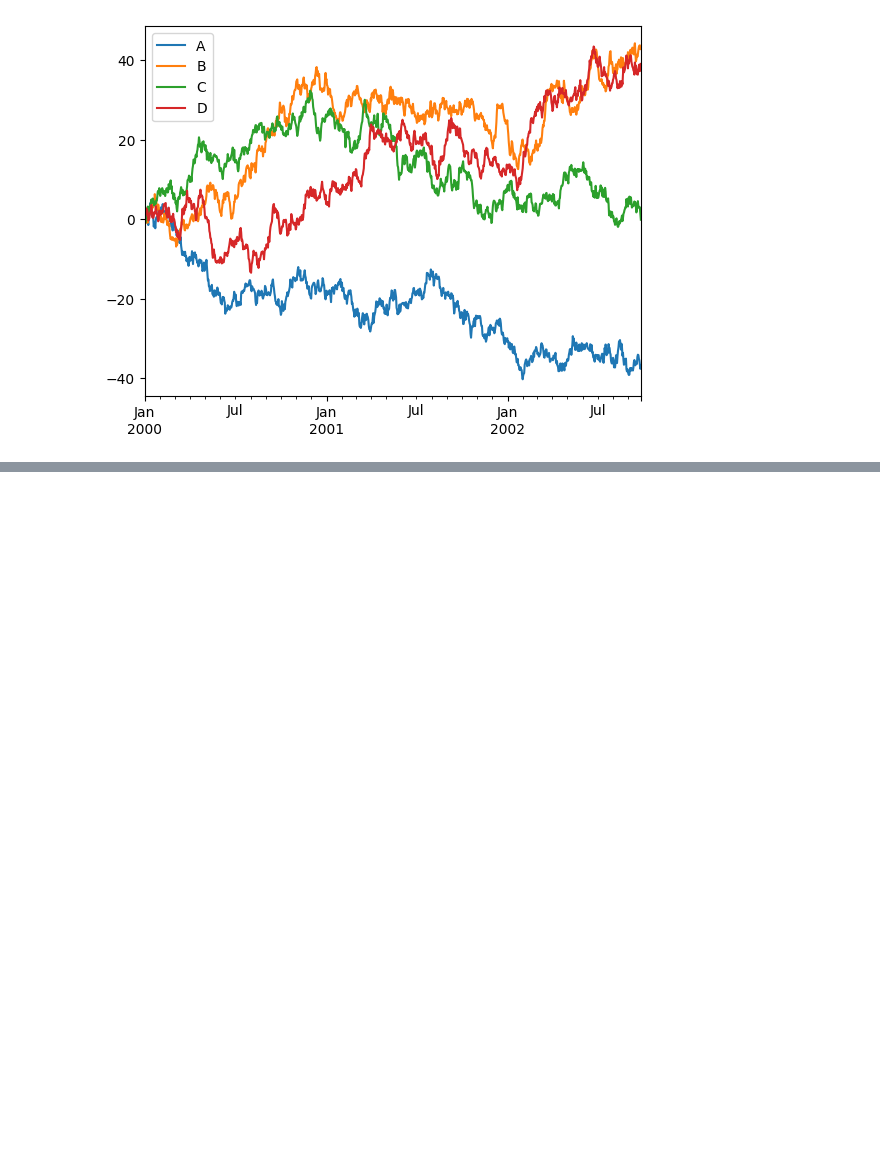
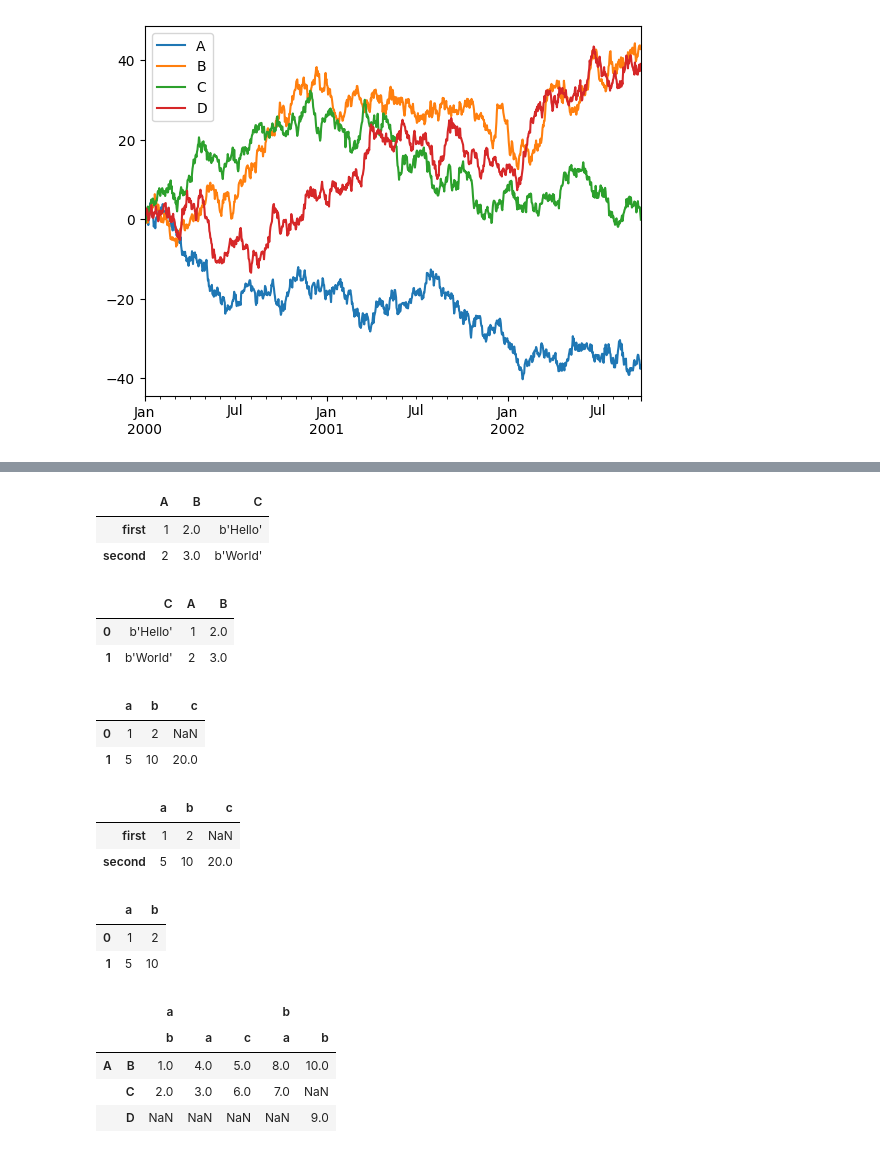
Before and after one commit to aditya-guj306/Mindbowser_Internship, a Jupyter notebook: practice.ipynb, the cells around one changed output, grey strips where cells are left out. Cells and saved outputs as stored; diff of their text form; code cells hidden in the pictures; blank space fills up the shorter version.

```diff
--- a/practice.ipynb
+++ b/practice.ipynb
@@ -786,0 +1000,47 @@ plt.legend(loc="best")
+# %%
+pd.DataFrame(data, index=["first", "second"])
+# %% [output]
+|  | A | B | C |
+| first | 1 | 2.0 | b'Hello' |
+| second | 2 | 3.0 | b'World' |
+# %%
+pd.DataFrame(data, columns=["C", "A", "B"])
+# %% [output]
+|  | C | A | B |
+| 0 | b'Hello' | 1 | 2.0 |
+| 1 | b'World' | 2 | 3.0 |
+# %%
+data2 = [{"a": 1, "b": 2}, {"a": 5, "b": 10, "c": 20}]
+pd.DataFrame(data2)
+# %% [output]
+|  | a | b | c |
+| 0 | 1 | 2 | NaN |
+| 1 | 5 | 10 | 20.0 |
+# %%
+pd.DataFrame(data2, index=["first", "second"])
+# %% [output]
+|  | a | b | c |
+| first | 1 | 2 | NaN |
+| second | 5 | 10 | 20.0 |
+# %%
+pd.DataFrame(data2, columns=["a", "b"])
+# %% [output]
+|  | a | b |
+| 0 | 1 | 2 |
+| 1 | 5 | 10 |
+# %%
+pd.DataFrame(
+    {
+        ("a", "b"): {("A", "B"): 1, ("A", "C"): 2},
+        ("a", "a"): {("A", "C"): 3, ("A", "B"): 4},
+        ("a", "c"): {("A", "B"): 5, ("A", "C"): 6},
+        ("b", "a"): {("A", "C"): 7, ("A", "B"): 8},
+        ("b", "b"): {("A", "D"): 9, ("A", "B"): 10},
+    }
+)
+# %% [output]
+|  |  | a |  |  | b |  |
+|  |  | b | a | c | a | b |
+| A | B | 1.0 | 4.0 | 5.0 | 8.0 | 10.0 |
+|  | C | 2.0 | 3.0 | 6.0 | 7.0 | NaN |
+|  | D | NaN | NaN | NaN | NaN | 9.0 |
```
Also changed, not shown: parts of 42 cells of this notebook.
